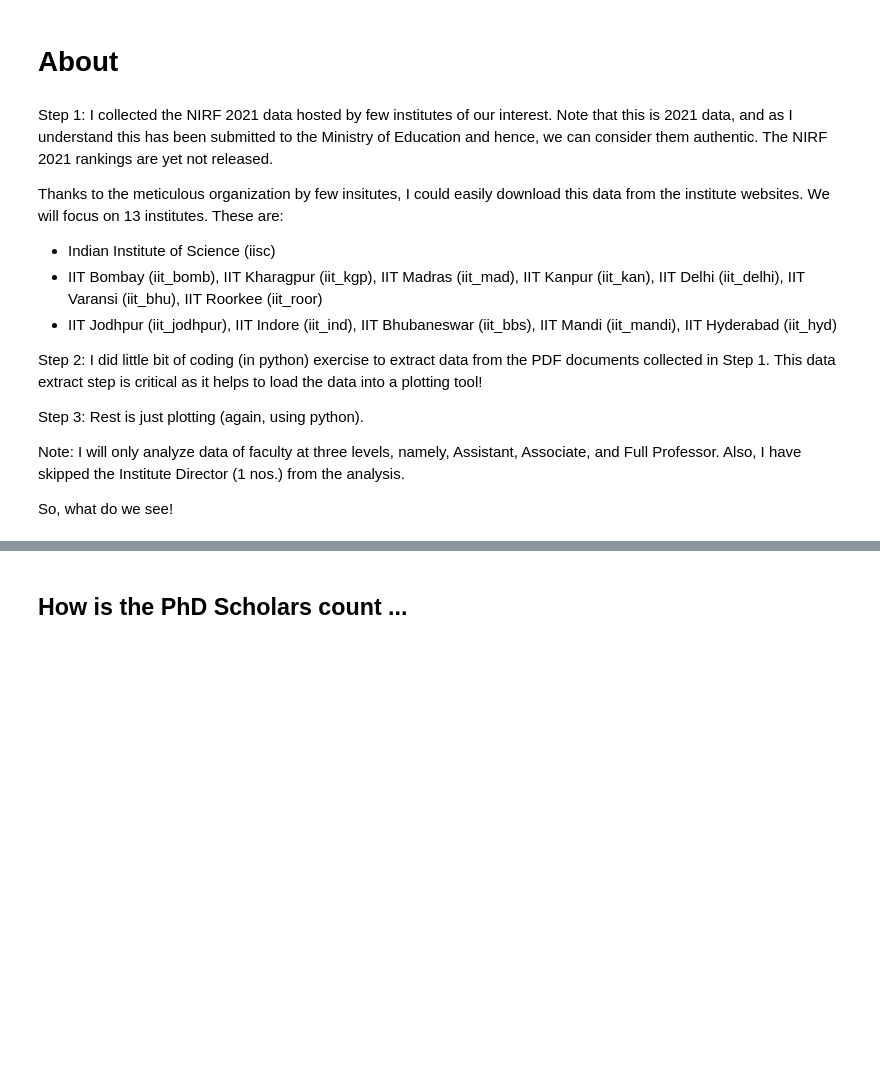
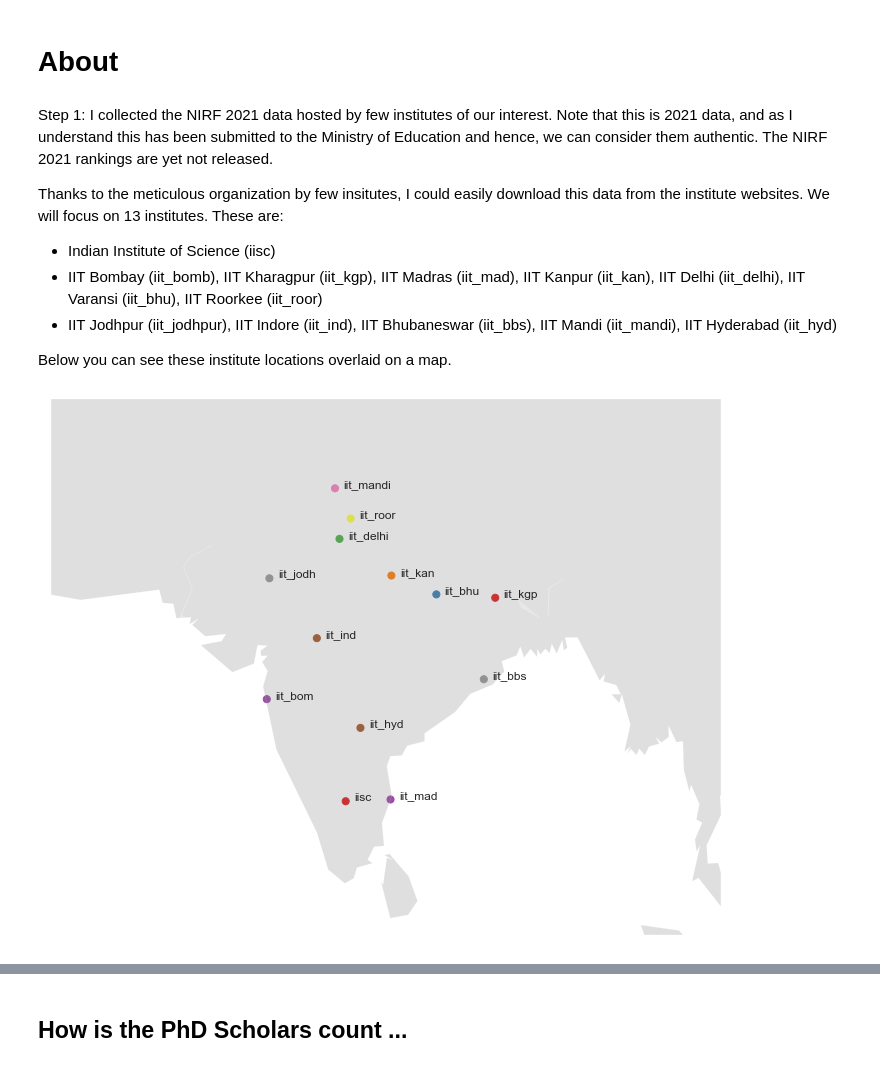
Before and after one commit to neerajww/myblog, a Jupyter notebook: _notebooks/2021-06-23-indian_institutes_nirf.ipynb, the cells around one changed output, grey strips where cells are left out. Drawn from its saved outputs; the diff is of its cells as text; code cells hidden in the pictures; blank space fills up the shorter version.

Commit message:
added indian faculty base visualization

```diff
--- a/_notebooks/2021-06-23-indian_institutes_nirf.ipynb
+++ b/_notebooks/2021-06-23-indian_institutes_nirf.ipynb
@@ -14,10 +14,66 @@ Thanks to the meticulous organization by few insitutes, I could easily download
 * IIT Bombay (iit_bomb), IIT Kharagpur (iit_kgp), IIT Madras (iit_mad), IIT Kanpur (iit_kan), IIT Delhi (iit_delhi), IIT Varansi (iit_bhu), IIT Roorkee (iit_roor)
 * IIT Jodhpur (iit_jodhpur), IIT Indore (iit_ind), IIT Bhubaneswar (iit_bbs), IIT Mandi (iit_mandi), IIT Hyderabad (iit_hyd)
 
-Step 2: I did little bit of coding (in python) exercise to extract data from the PDF documents collected in Step 1. This data extract step is critical as it helps to load the data into a plotting tool!
-
-Step 3: Rest is just plotting (again, using python).
-
-Note: I will only analyze data of faculty at three levels, namely, Assistant, Associate, and Full Professor. Also, I have skipped the Institute Director (1 nos.) from the analysis.
-
-So, what do we see!
+Below you can see these institute locations overlaid on a map.
+# %%
+#collapse
+import PyPDF2
+import glob
+import numpy as np
+import pandas as pd
+from geopy.geocoders import Nominatim
+import matplotlib.pyplot as plt
+plt.rcParams.update({'font.size': 12})
+from mpl_toolkits.basemap import Basemap
+import seaborn as sns
+sns.set() # Use seaborn's default style to make attractive graphs
+sns.set_style("white")
+sns.set_style("ticks")
+
+institutes = ['iisc','iit_kgp','iit_bhu','iit_delhi','iit_mad','iit_bom','iit_kan','iit_roor',
+              'iit_ind','iit_hyd','iit_mandi','iit_jodh','iit_bbs']
+# make map
+geolocator = Nominatim(user_agent="geoapiExercises")
+def geolocate(country):
+    try:
+        # Geolocate the center of the country
+        loc = geolocator.geocode(country)
+        # And return latitude and longitude
+        return (loc.latitude, loc.longitude)
+    except:
+        # Return missing value
+        return np.nan
+
+city_names = ['bangalore', 'kharagpur','varanasi','delhi','chennai','mumbai','kanpur','roorkee',
+             'indore','hyderabad','mandi','jodhpur','bhubaneswar']
+df = {}
+df['city_name'] = city_names
+df = pd.DataFrame.from_dict(df)
+df['lat'] = 0
+df['long'] = 0
+for i in range(len(df)):
+    temp = geolocate(df['city_name'][i])
+    df.loc[i,'lat'] = temp[0]
+    df.loc[i,'long'] = temp[1]
+
+
+# Make the india map and overlay locations
+fig = plt.subplots(figsize=[12,12])
+# m = Basemap(llcrnrlon=-180, llcrnrlat=-65, urcrnrlon=180, urcrnrlat=80)
+m = Basemap(llcrnrlon=60, llcrnrlat=5, urcrnrlon=100, urcrnrlat=37)
+m.drawmapboundary(fill_color='#FFF', linewidth=0)
+m.fillcontinents(color='grey', alpha=0.25)
+m.drawcoastlines(linewidth=0.1, color="white")
+
+# prepare a color for each point depending on the continent.
+df['labels_enc'] = pd.factorize(df['city_name'])[0]
+
+# Add a point per position
+m.scatter(x=df['long'], y=df['lat'], s=50,alpha=1, c=df['labels_enc']/100, cmap="Set1")
+for i in range(len(df)):
+    x = df.loc[i,'long']+0.5
+    y = df.loc[i,'lat']
+    plt.text(x, y, institutes[i])
+plt.show()
+# %% [output]
+[figure, added]
```
Also changed, not shown: parts of 3 cells of this notebook.
